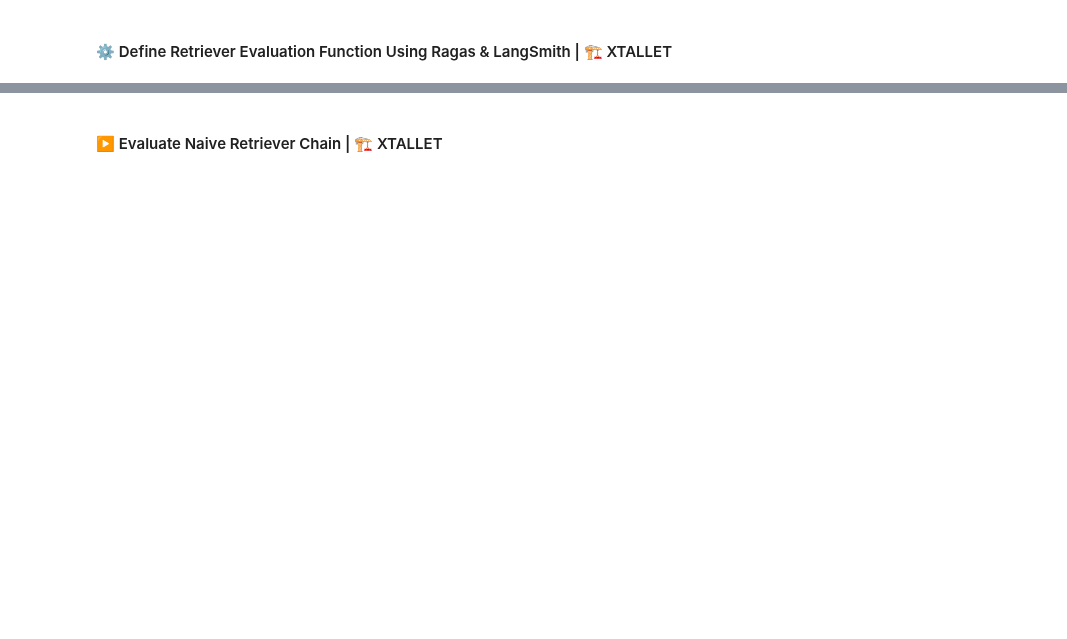
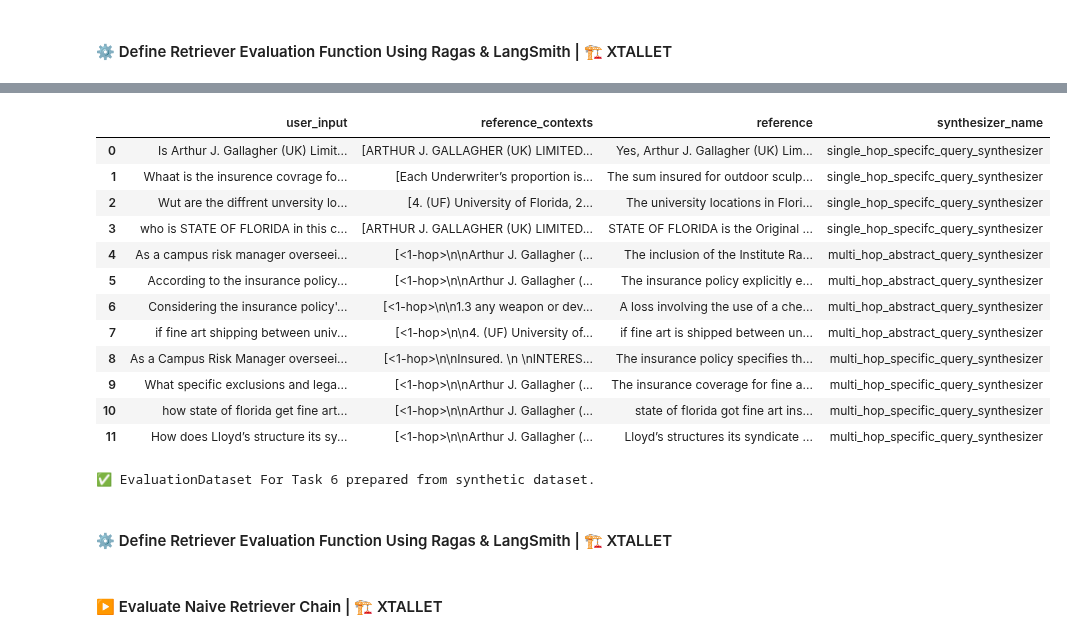
Before and after one commit to xtallet/AIE7, a Jupyter notebook: 11_Certification_Challenge/s11_Certification_Challenge.ipynb, the cells around one changed output, grey strips where cells are left out. Drawn from its saved outputs; the diff is of its cells as text; code cells hidden in the pictures; blank space fills up the shorter version.

Commit message:
task6 added to the notebook

```diff
--- a/11_Certification_Challenge/s11_Certification_Challenge.ipynb
+++ b/11_Certification_Challenge/s11_Certification_Challenge.ipynb
@@ -408,0 +437,15 @@ Based on the RAGAS evaluation results, the pipeline demonstrates strong performa
+# %%
+from ragas.llms import LangchainLLMWrapper
+from ragas.embeddings import LangchainEmbeddingsWrapper
+from langchain_openai import ChatOpenAI, OpenAIEmbeddings
+from ragas.testset import TestsetGenerator
+
+generator_llm = LangchainLLMWrapper(
+    ChatOpenAI(model="gpt-4.1", verbose=True)
+)
+generator_embeddings = LangchainEmbeddingsWrapper(OpenAIEmbeddings())
+generator = TestsetGenerator(llm=generator_llm, embedding_model=generator_embeddings)
+
+dataset_task6 = generator.generate_with_langchain_docs(split_documents, testset_size=10)
+
+print("✅ Synthetic golden dataset generated.")
@@ -408,0 +462,26 @@ Based on the RAGAS evaluation results, the pipeline demonstrates strong performa
+# %%
+import pandas as pd
+from ragas import EvaluationDataset
+
+df = dataset_task6.to_pandas()
+pd.set_option('display.max_colwidth', 200)
+display(df)
+#df.to_csv("cc_task6_ragas_evaluations.csv", index=False)
+print("✅ EvaluationDataset For Task 6 prepared from synthetic dataset.")
+# %% [output]
+|  | user_input | reference_contexts | reference | synthesizer_name |
+| 0 | Is Arthur J. Gallagher (UK) Limit... | [ARTHUR J. GALLAGHER (UK) LIMITED... | Yes, Arthur J. Gallagher (UK) Lim... | single_hop_specifc_query_synthesizer |
+| 1 | Whaat is the insurence covrage fo... | [Each Underwriter’s proportion is... | The sum insured for outdoor sculp... | single_hop_specifc_query_synthesizer |
+| 2 | Wut are the diffrent unversity lo... | [4. (UF) University of Florida, 2... | The university locations in Flori... | single_hop_specifc_query_synthesizer |
+| 3 | who is STATE OF FLORIDA in this c... | [ARTHUR J. GALLAGHER (UK) LIMITED... | STATE OF FLORIDA is the Original ... | single_hop_specifc_query_synthesizer |
+| 4 | As a campus risk manager overseei... | [<1-hop>\n\nArthur J. Gallagher (... | The inclusion of the Institute Ra... | multi_hop_abstract_query_synthesizer |
+| 5 | According to the insurance policy... | [<1-hop>\n\nArthur J. Gallagher (... | The insurance policy explicitly e... | multi_hop_abstract_query_synthesizer |
+| 6 | Considering the insurance policy'... | [<1-hop>\n\n1.3 any weapon or dev... | A loss involving the use of a che... | multi_hop_abstract_query_synthesizer |
+| 7 | if fine art shipping between univ... | [<1-hop>\n\n4. (UF) University of... | if fine art is shipped between un... | multi_hop_abstract_query_synthesizer |
+| 8 | As a Campus Risk Manager overseei... | [<1-hop>\n\nInsured. \n \nINTERES... | The insurance policy specifies th... | multi_hop_specific_query_synthesizer |
+| 9 | What specific exclusions and lega... | [<1-hop>\n\nArthur J. Gallagher (... | The insurance coverage for fine a... | multi_hop_specific_query_synthesizer |
+| 10 | how state of florida get fine art... | [<1-hop>\n\nArthur J. Gallagher (... | state of florida got fine art ins... | multi_hop_specific_query_synthesizer |
+| 11 | How does Lloyd’s structure its sy... | [<1-hop>\n\nArthur J. Gallagher (... | Lloyd’s structures its syndicate ... | multi_hop_specific_query_synthesizer |
+✅ EvaluationDataset For Task 6 prepared from synthetic dataset.
+# %% [markdown]
+#### ⚙️ Define Retriever Evaluation Function Using Ragas & LangSmith | 🏗️ XTALLET
```
Also changed, not shown: parts of 41 cells of this notebook, 2 other files.
